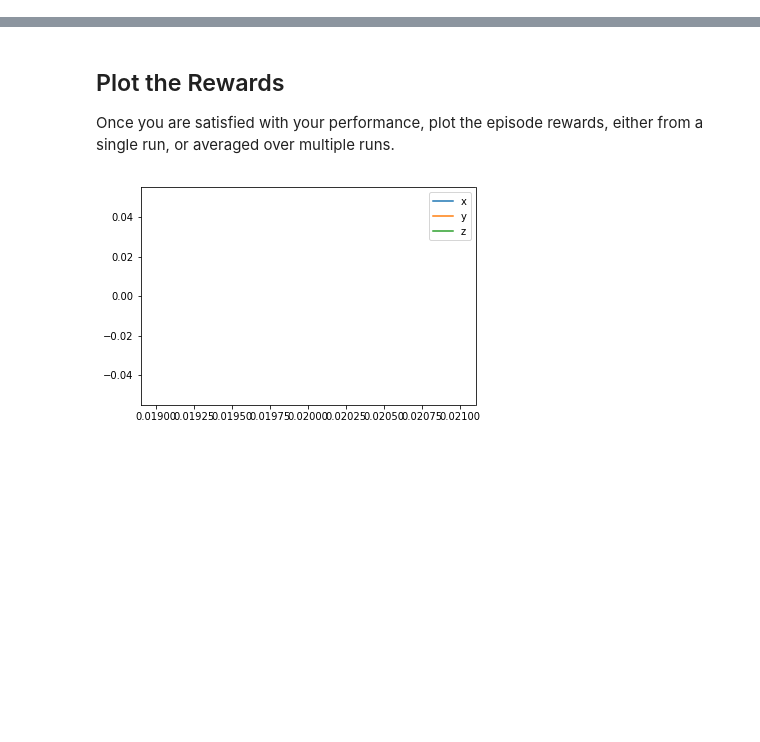
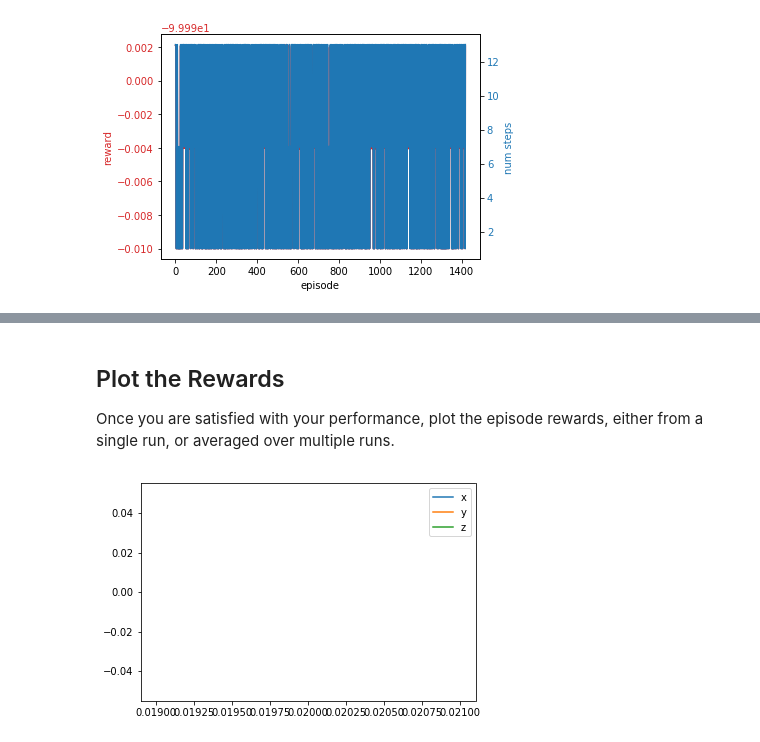
Before and after one commit to markbastian/RL-Quadcopter-2, a Jupyter notebook: Quadcopter_Project_keras_rl_distilled.ipynb, the cells around one changed output, grey strips where cells are left out. Cells and saved outputs as stored; diff of their text form; code cells hidden in the pictures; blank space fills up the shorter version.

```diff
--- a/Quadcopter_Project_keras_rl_distilled.ipynb
+++ b/Quadcopter_Project_keras_rl_distilled.ipynb
@@ -133,3 +131,7 @@ InvalidArgumentError: You must feed a value for placeholder tensor 'flatten_37_i
+# %%
+p.plot_episode_data(training_history)
+# %% [output]
+[figure, added]
 # %%
 def eval_episode(task, agent):
     labels = ['time', 'x', 'y', 'z', 'phi', 'theta', 'psi', 'x_velocity',
```
Also changed, not shown: parts of 9 cells of this notebook, 2 other files.
